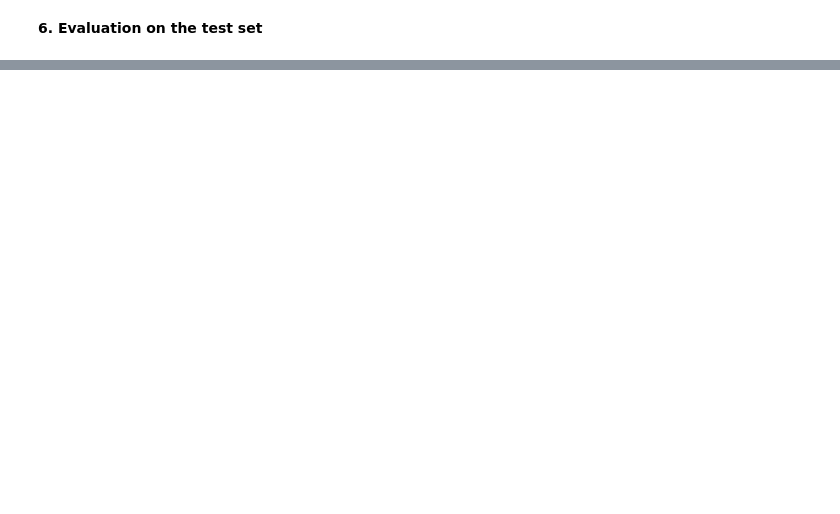
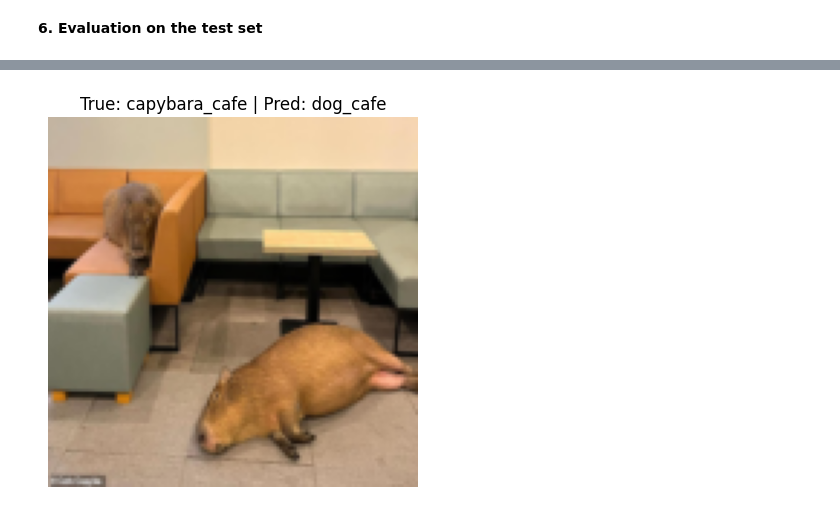
Before and after one commit to MiroPol21/dspracticum2025, a Jupyter notebook: lesson02/Own_images_NN.ipynb, the cells around one changed output, grey strips where cells are left out. Saved outputs shown, nothing was run; the diff lists cells and outputs as text; code cells hidden in the pictures; blank space fills up the shorter version.

```diff
--- a/lesson02/Own_images_NN.ipynb
+++ b/lesson02/Own_images_NN.ipynb
@@ -69,15 +213,24 @@ test_loader = torch.utils.data.DataLoader(test_set, batch_size=256, shuffle=Fals
+# %%
+# --- 3. Split into train/test ---
+train_size = int(0.8 * len(dataset))  # 80% train, 20% test
+test_size = len(dataset) - train_size
+train_dataset, test_dataset = random_split(dataset, [train_size, test_size])
+
+# --- 4. Wrap in DataLoaders ---
+train_loader = DataLoader(train_dataset, batch_size=32, shuffle=True)
+test_loader = DataLoader(test_dataset, batch_size=32, shuffle=False)
 # %% [markdown]
 **3. Neural Network Model**
 # %%
 class SimpleCNN(nn.Module):
     def __init__(self):
         super(SimpleCNN, self).__init__()
-        self.conv1 = nn.Conv2d(in_channels=1, out_channels=32, kernel_size=3)
+        self.conv1 = nn.Conv2d(in_channels=3, out_channels=32, kernel_size=3)
         self.conv2 = nn.Conv2d(in_channels=32, out_channels=64, kernel_size=3)
         self.flat = nn.Flatten()
-        self.fc1 = nn.Linear(in_features=24*24*64, out_features=128)
+        self.fc1 = nn.Linear(in_features=124*124*64, out_features=128)
         self.drop = nn.Dropout(0.25)
-        self.fc2 = nn.Linear(in_features=128, out_features=10)
+        self.fc2 = nn.Linear(in_features=128, out_features=6)
 
     def forward(self, x):
         x = F.relu(self.conv1(x))
@@ -138,0 +309,25 @@ print(f'Accuracy: {100 * correct / total:.2f}%')
+# %%
+# Get one batch from test_loader
+images, labels = next(iter(test_loader))
+
+# Move to device
+images = images.to(device)
+labels = labels.to(device)
+
+# Get predictions
+outputs = model(images)
+_, predicted = torch.max(outputs, 1)
+
+# Pick the nth image in the batch
+n=11 # n=4,5 top
+img = images[n].cpu().permute(1, 2, 0).numpy()  # (C,H,W) -> (H,W,C)
+true_label = dataset.classes[labels[n].item()]
+pred_label = dataset.classes[predicted[n].item()]
+
+# Show the image
+plt.imshow(img)
+plt.axis("off")
+plt.title(f"True: {true_label} | Pred: {pred_label}")
+plt.show()
+# %% [output]
+[figure, added]
```
Also changed, not shown: parts of 17 cells of this notebook.
